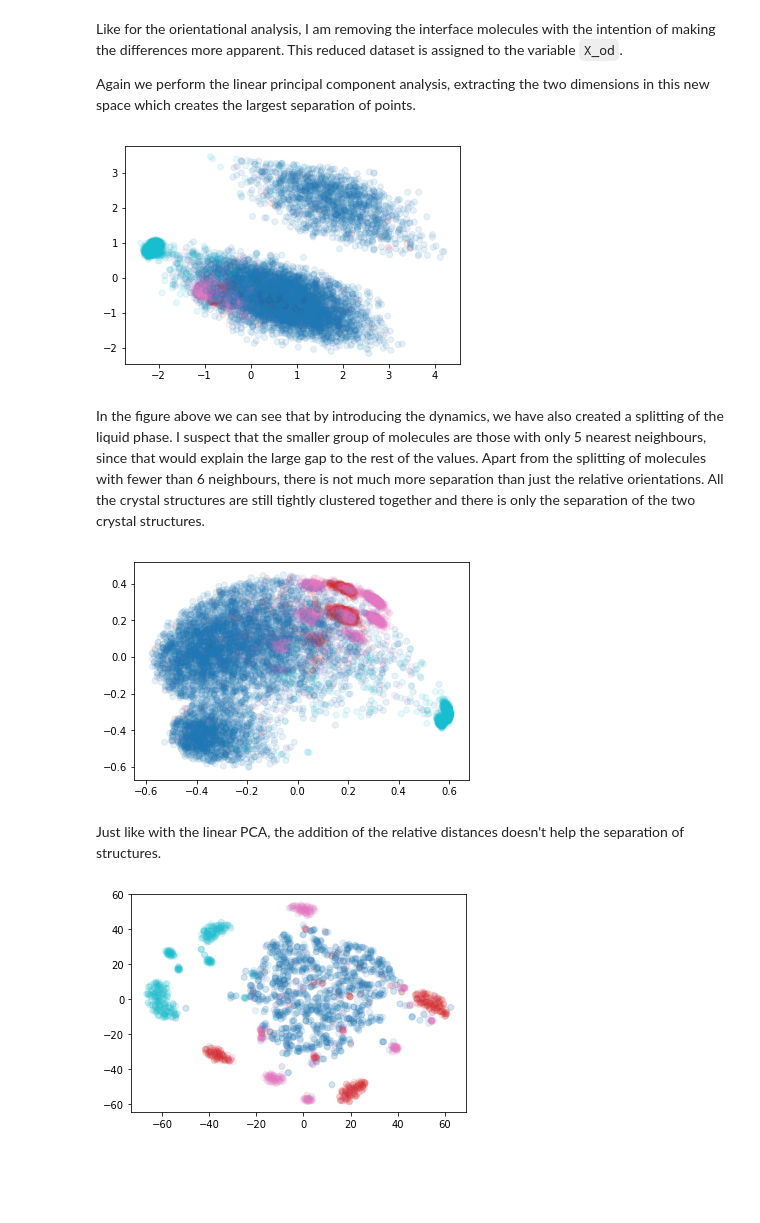
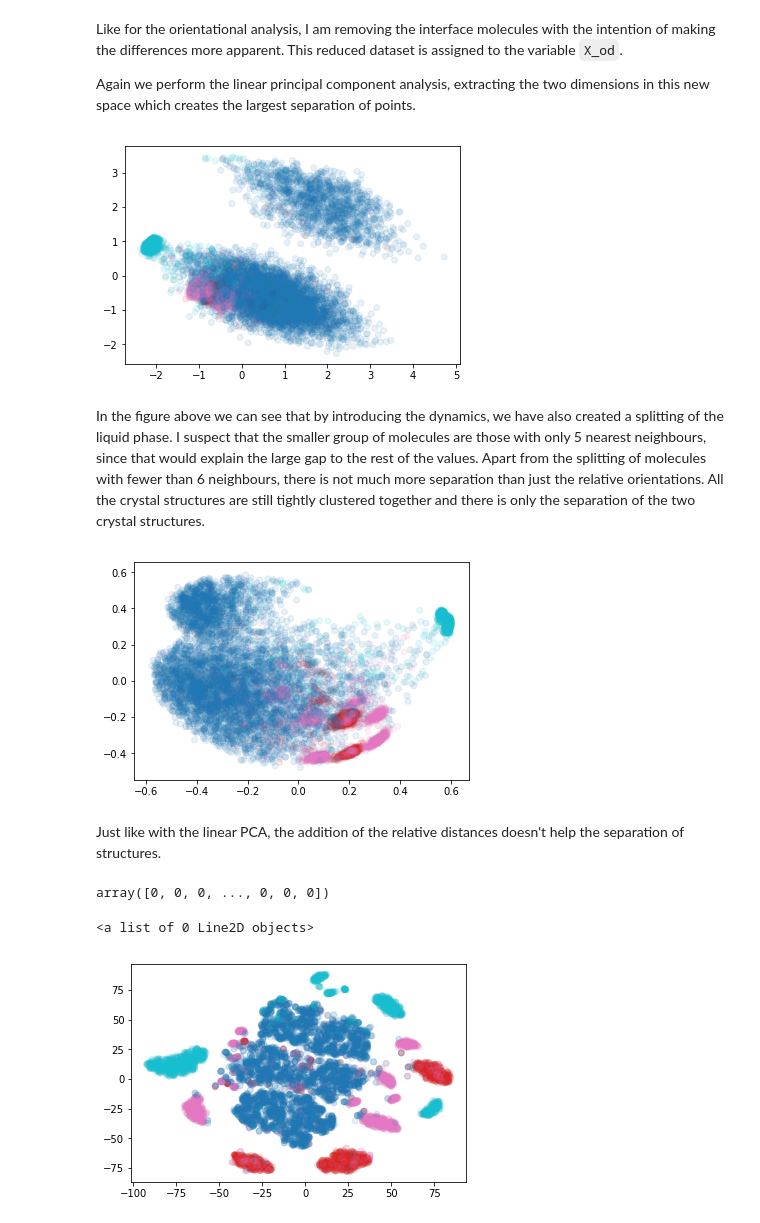
Before and after one commit to malramsay64/MLCrystals, a Jupyter notebook: notebooks/02_Features.ipynb, the cells around one changed output. Cells and saved outputs as stored; diff of their text form; code cells hidden in the pictures; blank space fills up the shorter version.

Commit message:
nb: Update visualisation notebook
These are some minor updates to the visualisation notebook.

```diff
--- a/notebooks/02_Features.ipynb
+++ b/notebooks/02_Features.ipynb
@@ -64,7 +64,7 @@ snaps = []
 for crystal in crystals:
     snaps.append(
         read_file(
-            index = 2,
+            index = 1,
             temperature=0.46,
             pressure=1.00,
             crystal=crystal,
@@ -276,7 +276,7 @@ pca = PCA(n_components=2)
 X_rd = pca.fit_transform(X_od)
 plt.scatter(X_rd[:, 0], X_rd[:, 1], alpha=.1, c=y, cmap='tab10');
 # %% [output]
-[figure, old version]
+[figure, new version]
 # %% [markdown]
 In the figure above we can see that by introducing the dynamics,
 we have also created a splitting of the liquid phase.
@@ -292,7 +292,7 @@ kpca = KernelPCA(n_components=2, kernel='rbf')
 X_rd = kpca.fit_transform(X_od)
 plt.scatter(X_rd[:, 0], X_rd[:, 1], alpha=.1, c=y, cmap='tab10');
 # %% [output]
-[figure, old version]
+[figure, new version]
 # %% [markdown]
 Just like with the linear PCA,
 the addition of the relative distances
@@ -306,6 +302,14 @@ y_s = y[chosen]
+# %%
+tsne = manifold.TSNE(perplexity=40)
+X_rt = tsne.fit_transform(X_o)
+# %%
+y
+# %% [output]
+array([0, 0, 0, ..., 0, 0, 0])
 # %%
-tsne = manifold.TSNE(perplexity=40)
-X_rt = tsne.fit_transform(X_s)
-plt.scatter(X_rt[:, 0], X_rt[:, 1], alpha=.1, c=y_s, cmap='tab10');
+fig, ax = plt.subplots()
+ax.scatter(X_rt[:, 0], X_rt[:, 1], alpha=.1, c=y, cmap='tab10');
+ax.get_
 # %% [output]
+<a list of 0 Line2D objects>
-[figure, old version]
+[figure, new version]
```
Also changed, not shown: parts of 6 cells of this notebook, 1 other file.
